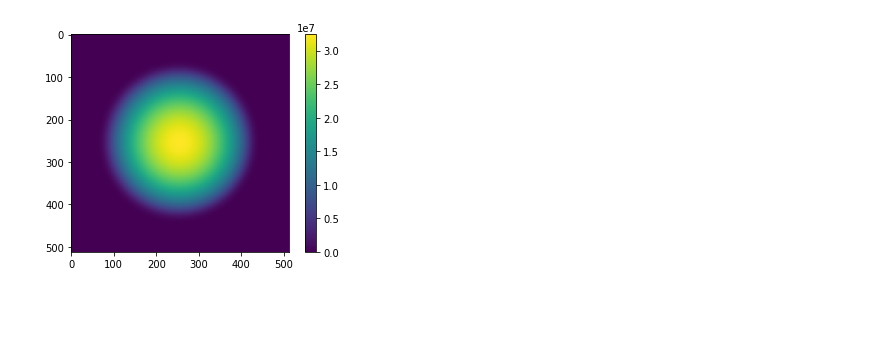
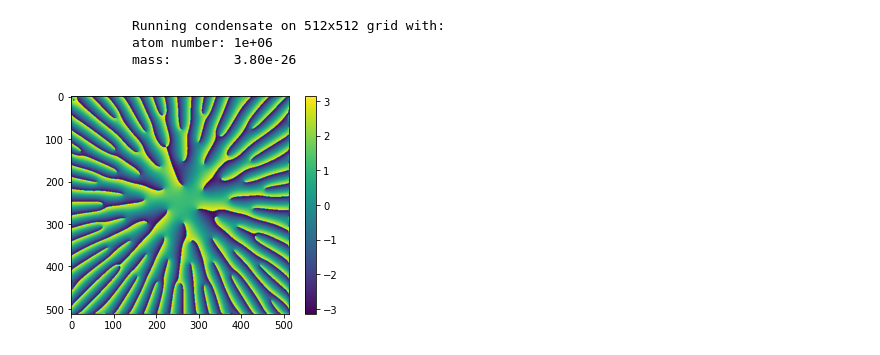
Before and after one commit to biswaroopmukherjee/condensate, a Jupyter notebook: notebooks/working on condensate class.ipynb, the cells around one changed output. Saved outputs shown, nothing was run; the diff lists cells and outputs as text; code cells hidden in the pictures; blank space fills up the shorter version.

```diff
--- a/notebooks/working on condensate class.ipynb
+++ b/notebooks/working on condensate class.ipynb
@@ -72,0 +134,6 @@ class Condensate():
+# %%
+c = Wavefunction(DIM=512)
+# %% [output]
+            Running condensate on 512x512 grid with:
+            atom number: 1e+06
+            mass:        3.80e-26
@@ -73,2 +145,4 @@ class Condensate():
 # %%
-c = Condensate()
+c.show_phase()
+# %% [output]
+[figure, added]
@@ -75,4 +151,2 @@ c = Condensate()
 # %%
-c.show_density()
+c.lab_frame()
-# %% [output]
-[figure, removed]
```
Also changed, not shown: parts of 6 cells of this notebook, 2 other files.
